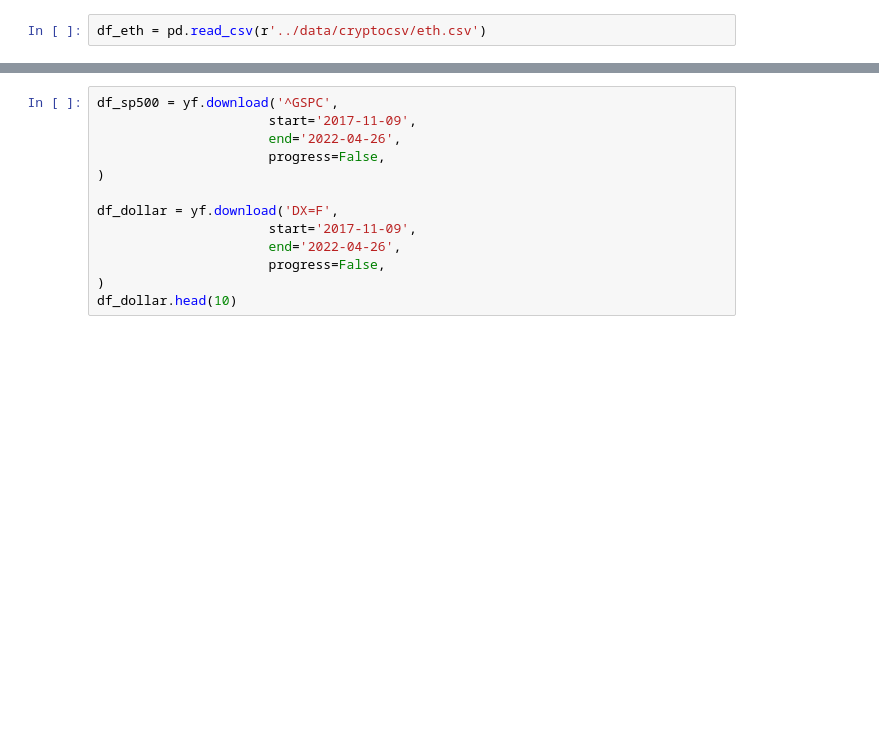
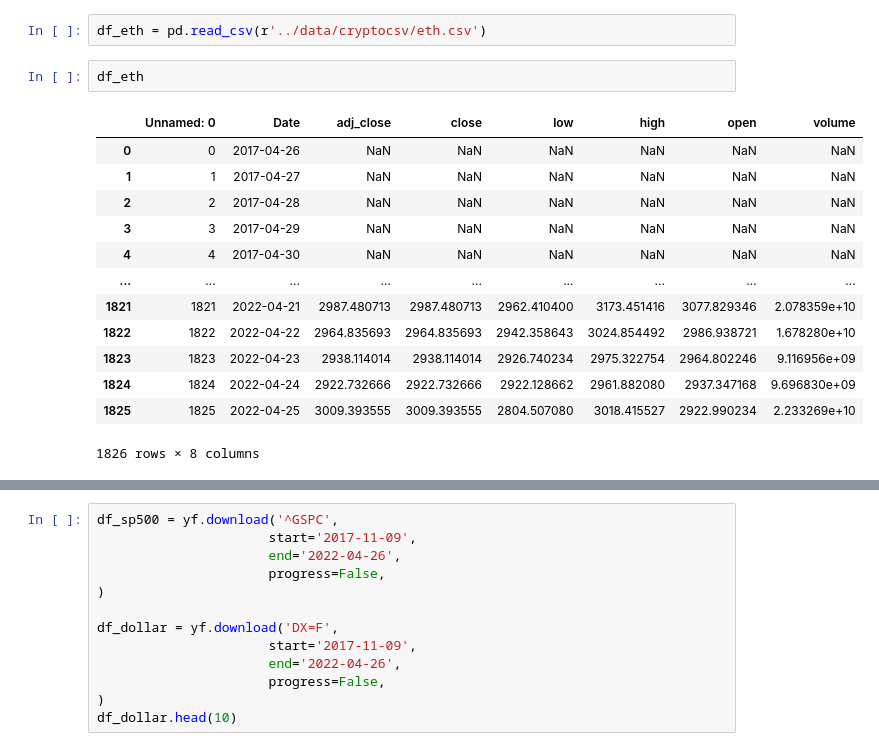
Before and after one commit to diogobulhosa/BC4, a Jupyter notebook: notebooks/nb-eth.ipynb, the cells around one changed output, grey strips where cells are left out. Drawn from its saved outputs; the diff is of its cells as text; blank space fills up the shorter version.

```diff
--- a/notebooks/nb-eth.ipynb
+++ b/notebooks/nb-eth.ipynb
@@ -13,3 +13,19 @@ import plotly.graph_objects as go
 import plotly.express as px
 # %%
 df_eth = pd.read_csv(r'../data/cryptocsv/eth.csv')
+# %%
+df_eth
+# %% [output]
+|  | Unnamed: 0 | Date | adj_close | close | low | high | open | volume |
+| 0 | 0 | 2017-04-26 | NaN | NaN | NaN | NaN | NaN | NaN |
+| 1 | 1 | 2017-04-27 | NaN | NaN | NaN | NaN | NaN | NaN |
+| 2 | 2 | 2017-04-28 | NaN | NaN | NaN | NaN | NaN | NaN |
+| 3 | 3 | 2017-04-29 | NaN | NaN | NaN | NaN | NaN | NaN |
+| 4 | 4 | 2017-04-30 | NaN | NaN | NaN | NaN | NaN | NaN |
+| ... | ... | ... | ... | ... | ... | ... | ... | ... |
+| 1821 | 1821 | 2022-04-21 | 2987.480713 | 2987.480713 | 2962.410400 | 3173.451416 | 3077.829346 | 2.078359e+10 |
+| 1822 | 1822 | 2022-04-22 | 2964.835693 | 2964.835693 | 2942.358643 | 3024.854492 | 2986.938721 | 1.678280e+10 |
+| 1823 | 1823 | 2022-04-23 | 2938.114014 | 2938.114014 | 2926.740234 | 2975.322754 | 2964.802246 | 9.116956e+09 |
+| 1824 | 1824 | 2022-04-24 | 2922.732666 | 2922.732666 | 2922.128662 | 2961.882080 | 2937.347168 | 9.696830e+09 |
+| 1825 | 1825 | 2022-04-25 | 3009.393555 | 3009.393555 | 2804.507080 | 3018.415527 | 2922.990234 | 2.233269e+10 |
+1826 rows × 8 columns
```
Also changed, not shown: parts of 8 cells of this notebook, 23 other files.
